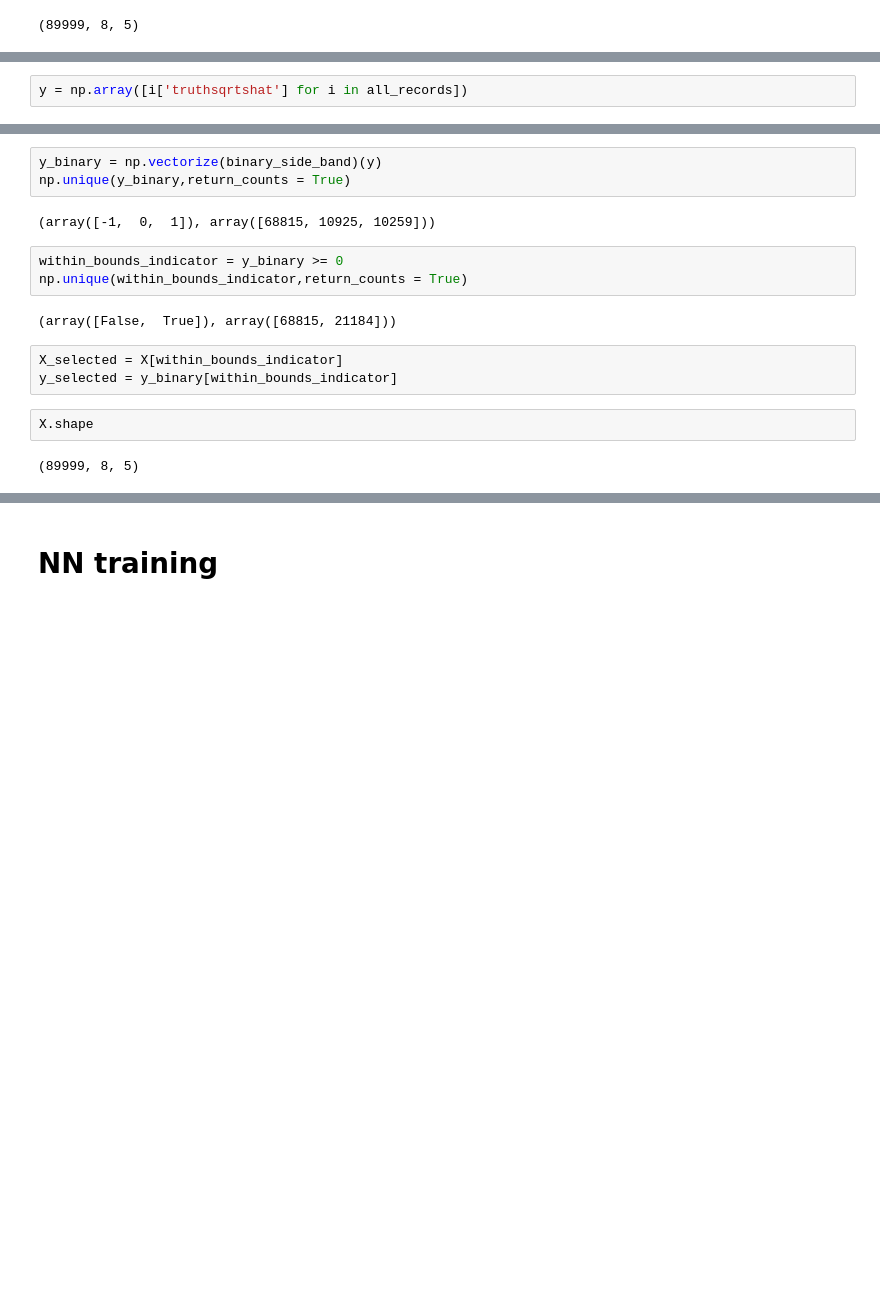
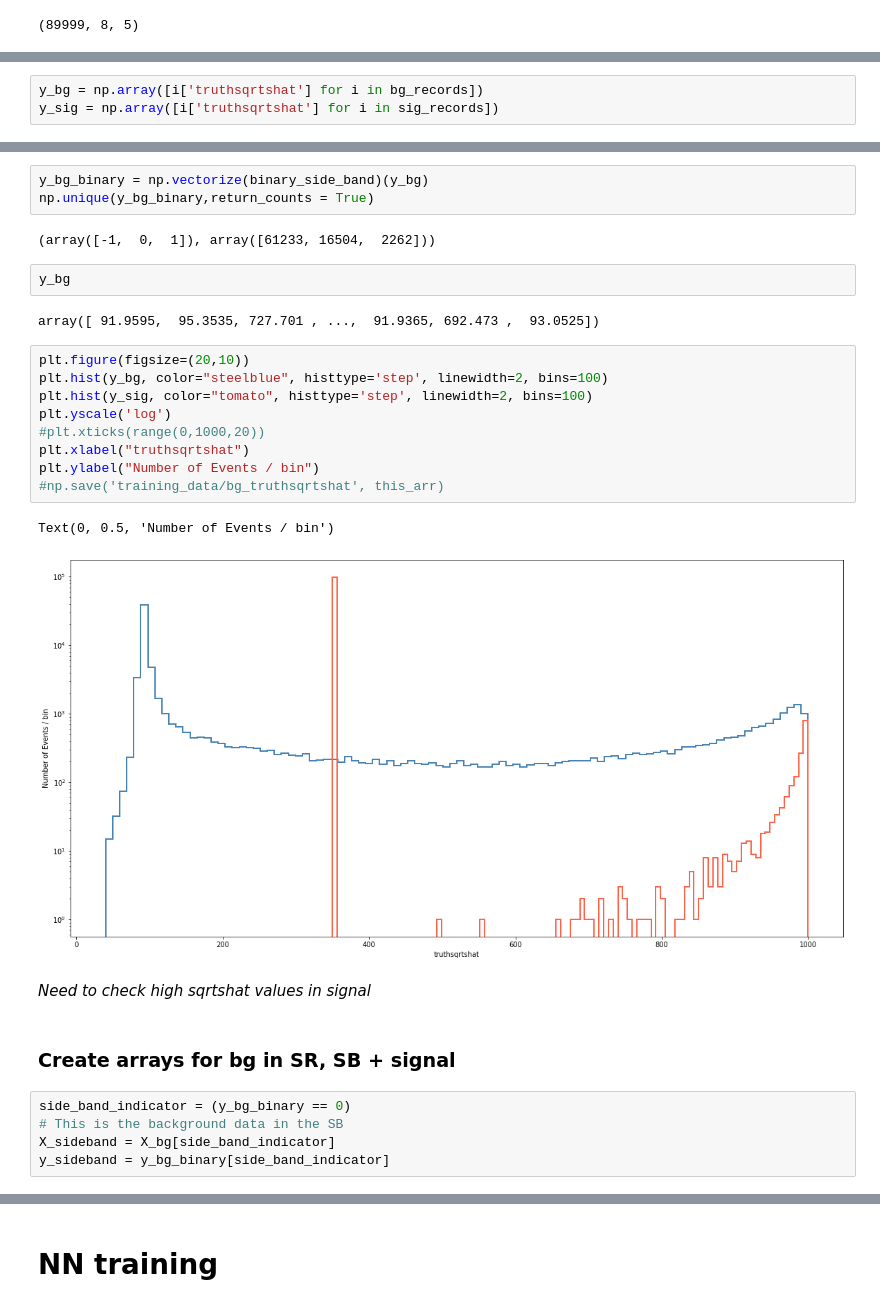
Before and after one commit to bnachman/ILCAnomalies, a Jupyter notebook: JetLevel.ipynb, the cells around one changed output, grey strips where cells are left out. Cells and saved outputs as stored; diff of their text form; blank space fills up the shorter version.

```diff
--- a/JetLevel.ipynb
+++ b/JetLevel.ipynb
@@ -214,3 +283,4 @@ X.shape
 # %%
-y = np.array([i['truthsqrtshat'] for i in all_records])
+y_bg = np.array([i['truthsqrtshat'] for i in bg_records])
+y_sig = np.array([i['truthsqrtshat'] for i in sig_records])
 # %%
@@ -226,19 +296,32 @@ def binary_side_band(y_thing):
     else:
         return -1
 # %%
-y_binary = np.vectorize(binary_side_band)(y)
-np.unique(y_binary,return_counts = True)
+y_bg_binary = np.vectorize(binary_side_band)(y_bg)
+np.unique(y_bg_binary,return_counts = True)
 # %% [output]
-(array([-1,  0,  1]), array([68815, 10925, 10259]))
+(array([-1,  0,  1]), array([61233, 16504,  2262]))
-# %%
-within_bounds_indicator = y_binary >= 0
-np.unique(within_bounds_indicator,return_counts = True)
-# %% [output]
-(array([False,  True]), array([68815, 21184]))
-# %%
-X_selected = X[within_bounds_indicator]
-y_selected = y_binary[within_bounds_indicator]
-# %%
-X.shape
-# %% [output]
-(89999, 8, 5)
+# %%
+y_bg
+# %% [output]
+array([ 91.9595,  95.3535, 727.701 , ...,  91.9365, 692.473 ,  93.0525])
+# %%
+plt.figure(figsize=(20,10))
+plt.hist(y_bg, color="steelblue", histtype='step', linewidth=2, bins=100)
+plt.hist(y_sig, color="tomato", histtype='step', linewidth=2, bins=100)
+plt.yscale('log')
+#plt.xticks(range(0,1000,20))
+plt.xlabel("truthsqrtshat")
+plt.ylabel("Number of Events / bin")
+#np.save('training_data/bg_truthsqrtshat', this_arr)
+# %% [output]
+Text(0, 0.5, 'Number of Events / bin')
+[figure, added]
+# %% [markdown]
+_Need to check high sqrtshat values in signal_
+# %% [markdown]
+### Create arrays for bg in SR, SB + signal
+# %%
+side_band_indicator = (y_bg_binary == 0)
+# This is the background data in the SB
+X_sideband = X_bg[side_band_indicator]
+y_sideband = y_bg_binary[side_band_indicator]
```
Also changed, not shown: parts of 54 cells of this notebook.
